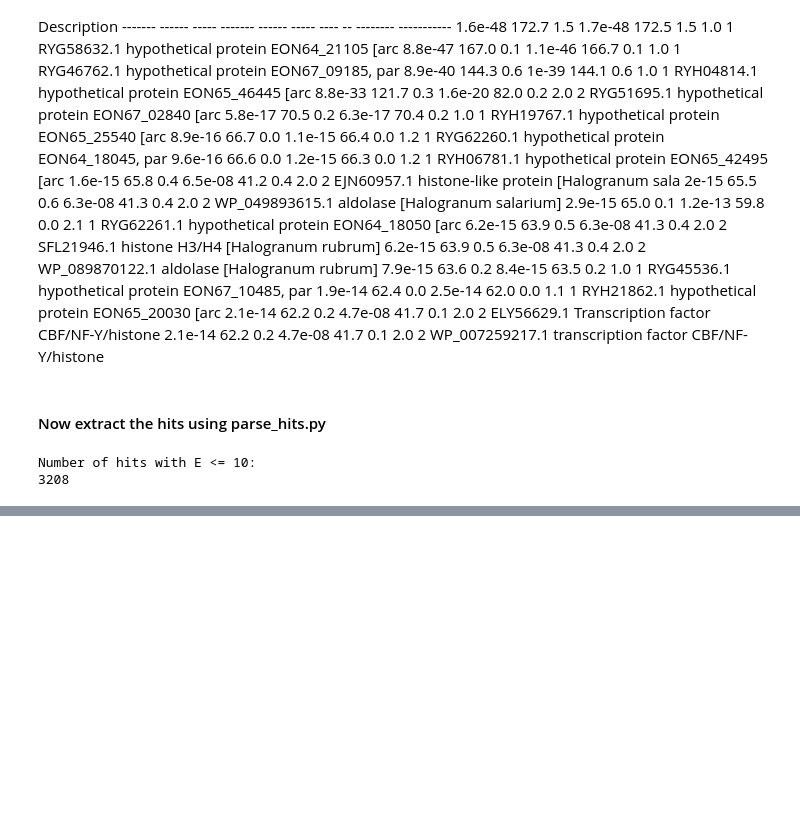
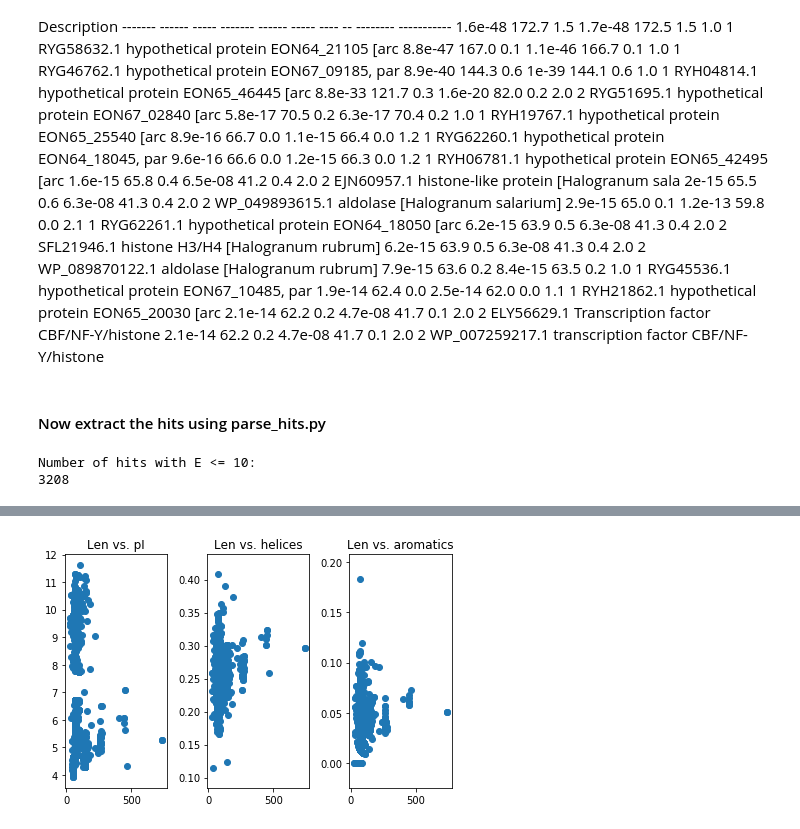
Before and after one commit to shla9937/archaeal_histone_diversity, a Jupyter notebook: archaeal_histone_diversity.ipynb, the cells around one changed output, grey strips where cells are left out. Cells and saved outputs as stored; diff of their text form; code cells hidden in the pictures; blank space fills up the shorter version.

```diff
--- a/archaeal_histone_diversity.ipynb
+++ b/archaeal_histone_diversity.ipynb
@@ -110,0 +114,82 @@ Number of hits with E <= 10:
+# %%
+import sys
+from Bio import SeqIO
+from Bio.SeqUtils import ProtParam
+import matplotlib
+from matplotlib import pyplot as plt
+
+
+def main():
+    input_file = 'archaeal_histones_20191211.fa'
+    imported_proteins = import_file(input_file)
+    imported_proteins_atts = calc_atts(imported_proteins)
+    plot_proteins(imported_proteins_atts)
+    return True
+
+def import_file(input_file):
+    imported_proteins = []
+    sequence = None
+    seq_len = 0
+    gene_count = 0
+
+    with open(input_file, 'r') as fastafile:
+        for line in fastafile:
+            if '>' in line:
+                gene_count += 1
+                if sequence is not None:
+                    seq_len = len(sequence)
+                    protein.append(sequence)
+                    protein.append(seq_len)
+                    sequence = None
+                    imported_proteins.append(protein)
+                protein = []
+                protein.append(line.rstrip('\n'),)
+            elif (len(line) != 0) and (sequence is not None):
+                sequence += (line.rstrip('\n'))
+            elif (len(line) != 0) and (sequence is None):
+                sequence = (line.rstrip('\n'))
+        seq_len = len(sequence)
+        protein.append(sequence)
+        protein.append(seq_len)
+        imported_proteins.append(protein)
+    return imported_proteins
+
+def calc_atts(imported_proteins):
+    imported_proteins_atts = []
+    for protein in imported_proteins:
+        new_protein = []
+        X = ProtParam.ProteinAnalysis(protein[1])
+        new_protein.append(protein[0])
+        new_protein.append(protein[1])
+        new_protein.append(protein[2])
+        new_protein.append(X.aromaticity())
+        new_protein.append(X.isoelectric_point())
+        new_protein.append(X.secondary_structure_fraction()[0])
+        imported_proteins_atts.append(new_protein)
+    return imported_proteins_atts
+
+def plot_proteins(imported_proteins_atts):
+    fig, ax = plt.subplots(1, 3)
+    isos = []
+    lengths = []
+    helices = []
+    aromatics = []
+    for protein in imported_proteins_atts:
+        isos.append(protein[4])
+        lengths.append(protein[2])
+        aromatics.append(protein[3])
+        helices.append(protein[-1])
+    ax[0].scatter(lengths, isos)
+    ax[0].set_title('Len vs. pI')
+    ax[1].scatter(lengths, helices)
+    ax[1].set_title('Len vs. helices')
+    ax[2].scatter(lengths, aromatics)
+    ax[2].set_title('Len vs. aromatics')
+    plt.tight_layout()
+    plt.show()
+
+
+if __name__ == '__main__':
+    main()
+# %% [output]
+[figure, added]
```
Also changed, not shown: parts of 7 cells of this notebook, 1 other file.
